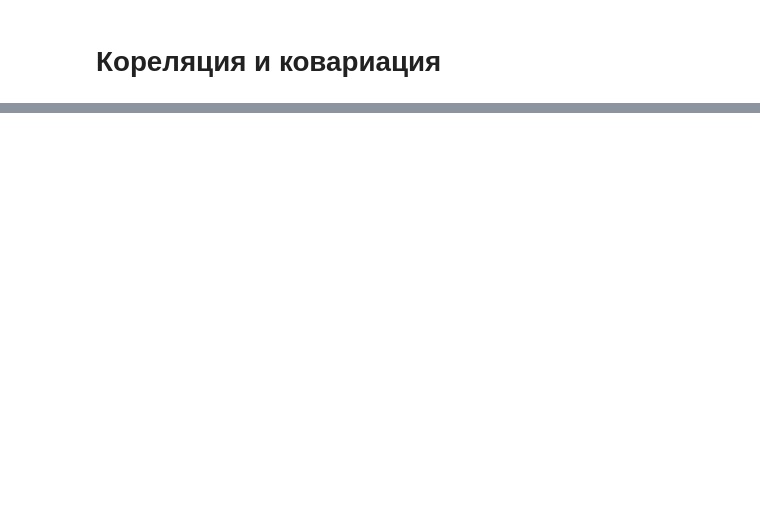
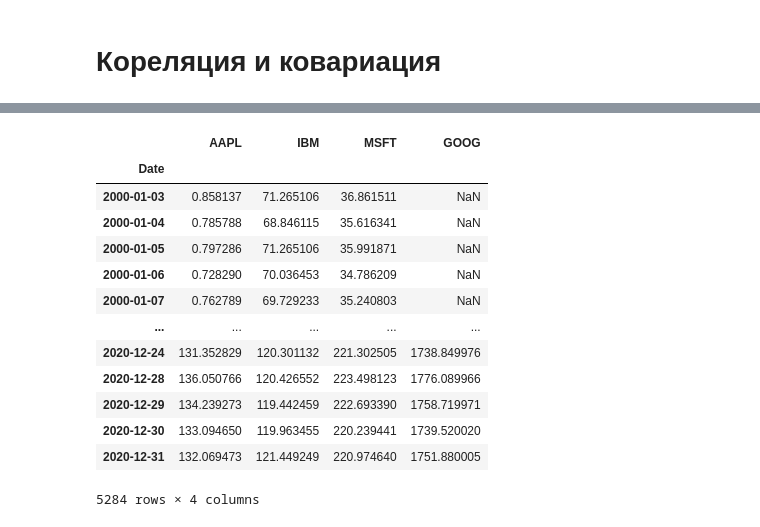
Before and after one commit to evgeniyburovik/education, a Jupyter notebook: examples/guide.ipynb, the cells around one changed output, grey strips where cells are left out. Drawn from its saved outputs; the diff is of its cells as text; code cells hidden in the pictures; blank space fills up the shorter version.

```diff
--- a/examples/guide.ipynb
+++ b/examples/guide.ipynb
@@ -175,0 +178,4 @@ df.fillna(df.mean())
+# %%
+all_data = {}
+for ticker in ['AAPL', 'IBM', 'MSFT', 'GOOG']:
+    all_data[ticker] = web.get_data_yahoo(ticker, '1/1/2000', '1/1/2021')
@@ -175,0 +202,3 @@ df.fillna(df.mean())
+# %%
+price = pd.DataFrame({tic: data['Adj Close']
+                      for tic, data in all_data.items()})
@@ -175,0 +208,17 @@ df.fillna(df.mean())
+# %%
+price
+# %% [output]
+|  | AAPL | IBM | MSFT | GOOG |
+| Date |  |  |  |  |
+| 2000-01-03 | 0.858137 | 71.265106 | 36.861511 | NaN |
+| 2000-01-04 | 0.785788 | 68.846115 | 35.616341 | NaN |
+| 2000-01-05 | 0.797286 | 71.265106 | 35.991871 | NaN |
+| 2000-01-06 | 0.728290 | 70.036453 | 34.786209 | NaN |
+| 2000-01-07 | 0.762789 | 69.729233 | 35.240803 | NaN |
+| ... | ... | ... | ... | ... |
+| 2020-12-24 | 131.352829 | 120.301132 | 221.302505 | 1738.849976 |
+| 2020-12-28 | 136.050766 | 120.426552 | 223.498123 | 1776.089966 |
+| 2020-12-29 | 134.239273 | 119.442459 | 222.693390 | 1758.719971 |
+| 2020-12-30 | 133.094650 | 119.963455 | 220.239441 | 1739.520020 |
+| 2020-12-31 | 132.069473 | 121.449249 | 220.974640 | 1751.880005 |
+5284 rows × 4 columns
```
Also changed, not shown: parts of 67 cells of this notebook.
